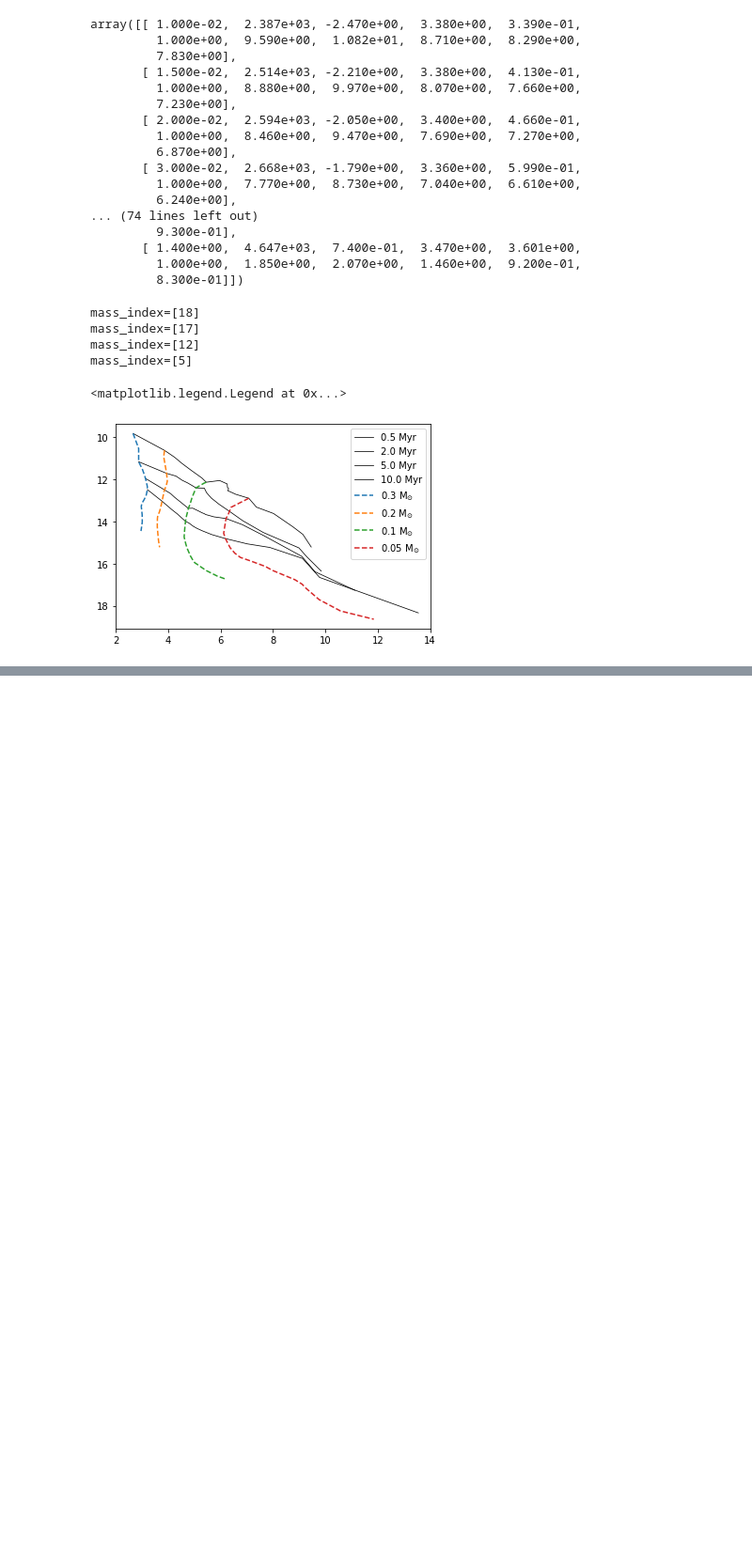
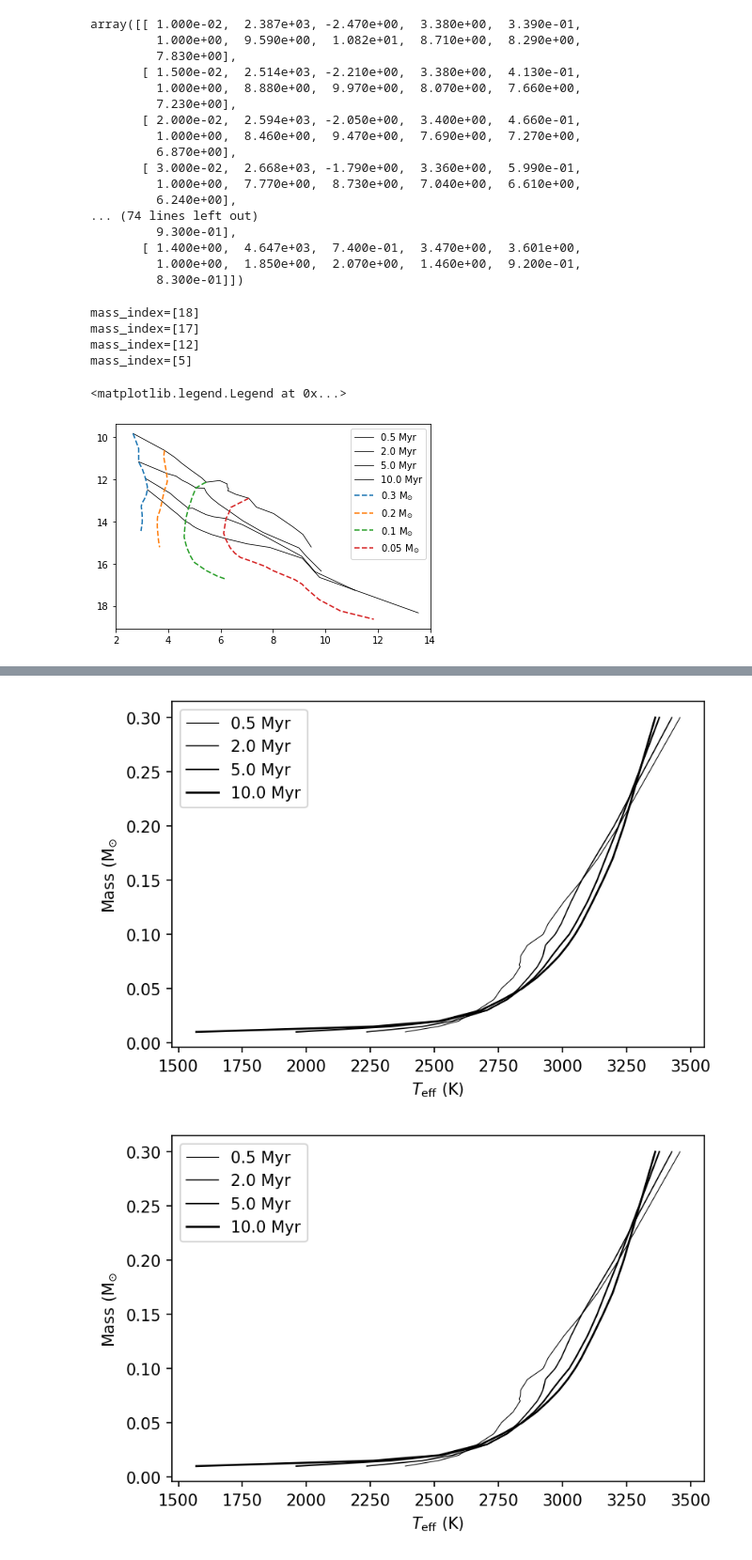
Before and after one commit to tomr-stargazer/Variability_Project_2020, a Jupyter notebook: wuvars/analysis/prototypes/Playing with Baraffe Isochrones.ipynb, the cells around one changed output, grey strips where cells are left out. Shown at 94% size. Saved outputs shown, nothing was run; the diff lists cells and outputs as text; code cells hidden in the pictures; blank space fills up the shorter version.

```diff
--- a/wuvars/analysis/prototypes/Playing with Baraffe Isochrones.ipynb
+++ b/wuvars/analysis/prototypes/Playing with Baraffe Isochrones.ipynb
@@ -657,0 +684,5 @@ mass_index=[5]
+# %%
+mock_lalchand_figure_v4()
+# %% [output]
+[figure, added]
+[figure, added]
```
Also changed, not shown: parts of 3 cells of this notebook.
